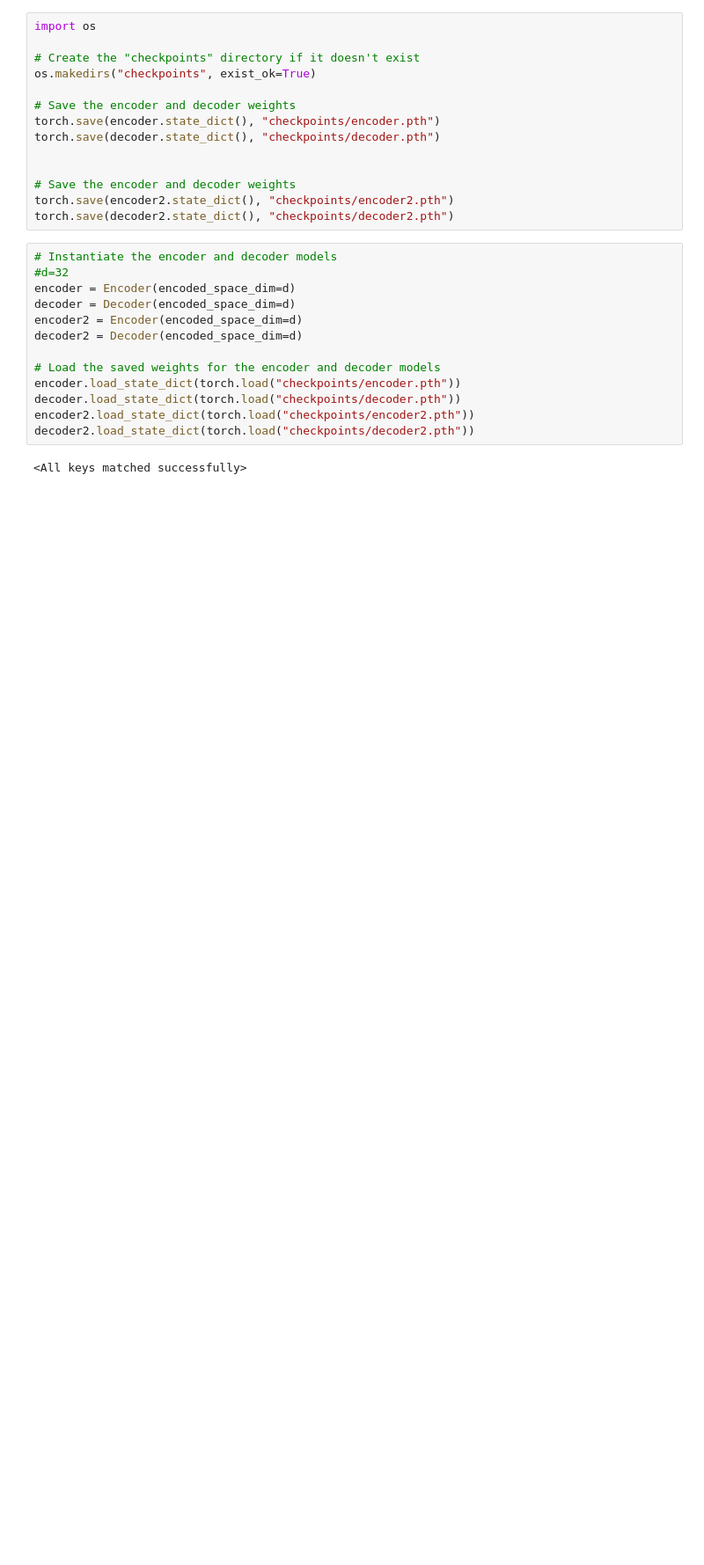
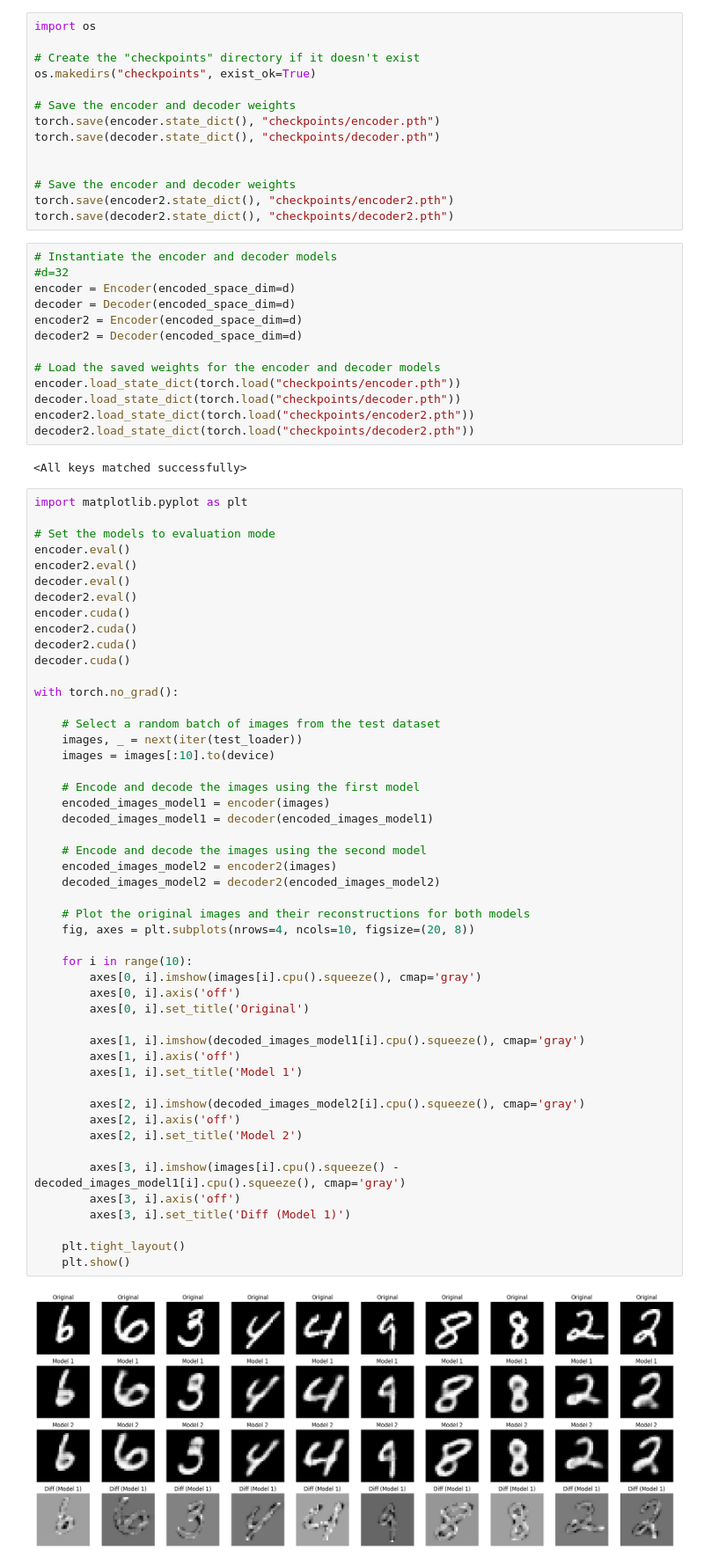
Before and after one commit to gregorkrz/relative_geom_logml, a Jupyter notebook: notebooks/relative_rep_ex0.ipynb, the cells around one changed output. Shown at 88% size. Cells and saved outputs as stored; diff of their text form; blank space fills up the shorter version.

```diff
--- a/notebooks/relative_rep_ex0.ipynb
+++ b/notebooks/relative_rep_ex0.ipynb
@@ -375,6 +377,57 @@ encoder2.load_state_dict(torch.load("checkpoints/encoder2.pth"))
 decoder2.load_state_dict(torch.load("checkpoints/decoder2.pth"))
 # %% [output]
 <All keys matched successfully>
+# %%
+import matplotlib.pyplot as plt
+
+# Set the models to evaluation mode
+encoder.eval()
+encoder2.eval()
+decoder.eval()
+decoder2.eval()
+encoder.cuda()
+encoder2.cuda()
+decoder2.cuda()
+decoder.cuda()
+
+with torch.no_grad():
+
+    # Select a random batch of images from the test dataset
+    images, _ = next(iter(test_loader))
+    images = images[:10].to(device)
+
+    # Encode and decode the images using the first model
+    encoded_images_model1 = encoder(images)
+    decoded_images_model1 = decoder(encoded_images_model1)
+
+    # Encode and decode the images using the second model
+    encoded_images_model2 = encoder2(images)
+    decoded_images_model2 = decoder2(encoded_images_model2)
+
+    # Plot the original images and their reconstructions for both models
+    fig, axes = plt.subplots(nrows=4, ncols=10, figsize=(20, 8))
+
+    for i in range(10):
+        axes[0, i].imshow(images[i].cpu().squeeze(), cmap='gray')
+        axes[0, i].axis('off')
+        axes[0, i].set_title('Original')
+
+        axes[1, i].imshow(decoded_images_model1[i].cpu().squeeze(), cmap='gray')
+        axes[1, i].axis('off')
+        axes[1, i].set_title('Model 1')
+
+        axes[2, i].imshow(decoded_images_model2[i].cpu().squeeze(), cmap='gray')
+        axes[2, i].axis('off')
+        axes[2, i].set_title('Model 2')
+
+        axes[3, i].imshow(images[i].cpu().squeeze() - decoded_images_model1[i].cpu().squeeze(), cmap='gray')
+        axes[3, i].axis('off')
+        axes[3, i].set_title('Diff (Model 1)')
+
+    plt.tight_layout()
+    plt.show()
+# %% [output]
+[figure, added]
 # %%
 from sklearn.manifold import TSNE
 import matplotlib.pyplot as plt
```
Also changed, not shown: parts of 4 cells of this notebook.
